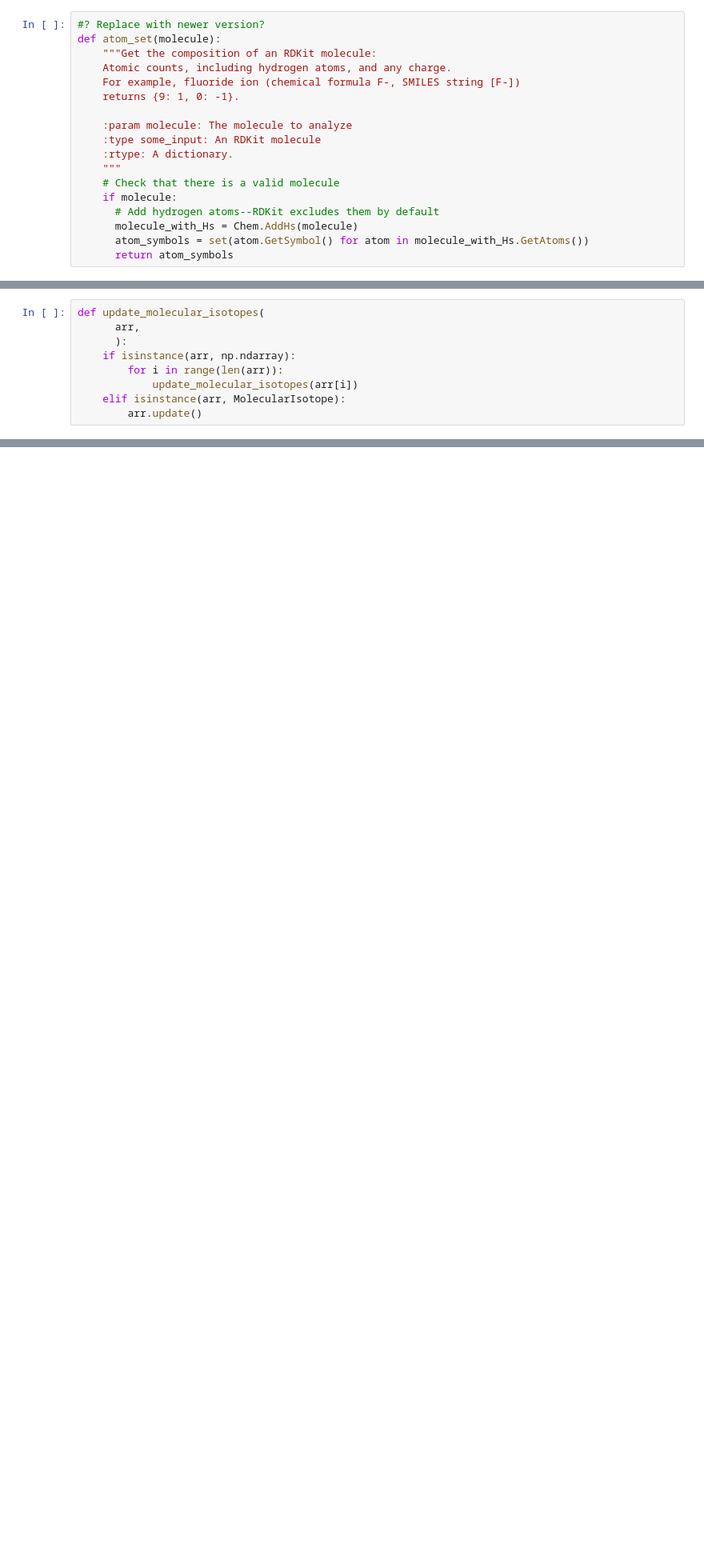
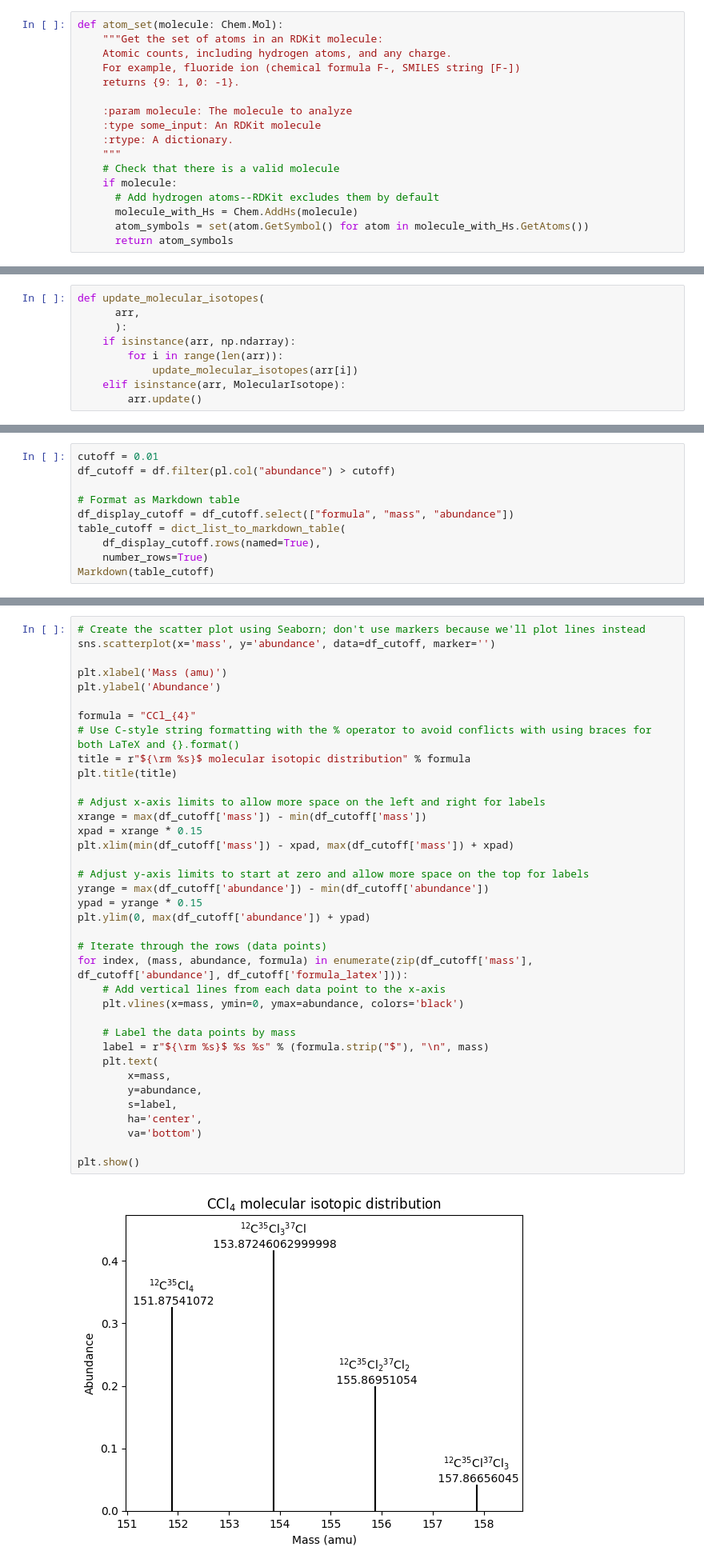
Before and after one commit to bertiewooster/bertiewooster.github.io, a Jupyter notebook: _notebooks/Mass_spectrometry_molecular_isotopic_distribution_2.ipynb, the cells around one changed output, grey strips where cells are left out. Shown at 80% size. Saved outputs shown, nothing was run; the diff lists cells and outputs as text; blank space fills up the shorter version.

Commit message:
Get part 2 code working Start narrative

```diff
--- a/_notebooks/Mass_spectrometry_molecular_isotopic_distribution_2.ipynb
+++ b/_notebooks/Mass_spectrometry_molecular_isotopic_distribution_2.ipynb
@@ -111,7 +133,6 @@ def distribute_items(n, k):
 # %%
-#? Replace with newer version?
-def atom_set(molecule):
-    """Get the composition of an RDKit molecule:
+def atom_set(molecule: Chem.Mol):
+    """Get the set of atoms in an RDKit molecule:
     Atomic counts, including hydrogen atoms, and any charge.
     For example, fluoride ion (chemical formula F-, SMILES string [F-])
     returns {9: 1, 0: -1}.
@@ -414,0 +448,10 @@ Markdown(
+# %%
+cutoff = 0.01
+df_cutoff = df.filter(pl.col("abundance") > cutoff)
+
+# Format as Markdown table
+df_display_cutoff = df_cutoff.select(["formula", "mass", "abundance"])
+table_cutoff = dict_list_to_markdown_table(
+    df_display_cutoff.rows(named=True),
+    number_rows=True)
+Markdown(table_cutoff)
@@ -414,0 +467,39 @@ Markdown(
+# %%
+# Create the scatter plot using Seaborn; don't use markers because we'll plot lines instead
+sns.scatterplot(x='mass', y='abundance', data=df_cutoff, marker='')
+
+plt.xlabel('Mass (amu)')
+plt.ylabel('Abundance')
+
+formula = "CCl_{4}"
+# Use C-style string formatting with the % operator to avoid conflicts with using braces for both LaTeX and {}.format()
+title = r"${\rm %s}$ molecular isotopic distribution" % formula
+plt.title(title)
+
+# Adjust x-axis limits to allow more space on the left and right for labels
+xrange = max(df_cutoff['mass']) - min(df_cutoff['mass'])
+xpad = xrange * 0.15
+plt.xlim(min(df_cutoff['mass']) - xpad, max(df_cutoff['mass']) + xpad)
+
+# Adjust y-axis limits to start at zero and allow more space on the top for labels
+yrange = max(df_cutoff['abundance']) - min(df_cutoff['abundance'])
+ypad = yrange * 0.15
+plt.ylim(0, max(df_cutoff['abundance']) + ypad)
+
+# Iterate through the rows (data points)
+for index, (mass, abundance, formula) in enumerate(zip(df_cutoff['mass'], df_cutoff['abundance'], df_cutoff['formula_latex'])):
+    # Add vertical lines from each data point to the x-axis
+    plt.vlines(x=mass, ymin=0, ymax=abundance, colors='black')
+
+    # Label the data points by mass
+    label = r"${\rm %s}$ %s %s" % (formula.strip("$"), "\n", mass)
+    plt.text(
+        x=mass,
+        y=abundance,
+        s=label,
+        ha='center',
+        va='bottom')
+
+plt.show()
+# %% [output]
+[figure, added]
```
Also changed, not shown: parts of 24 cells of this notebook, 1 other file.
